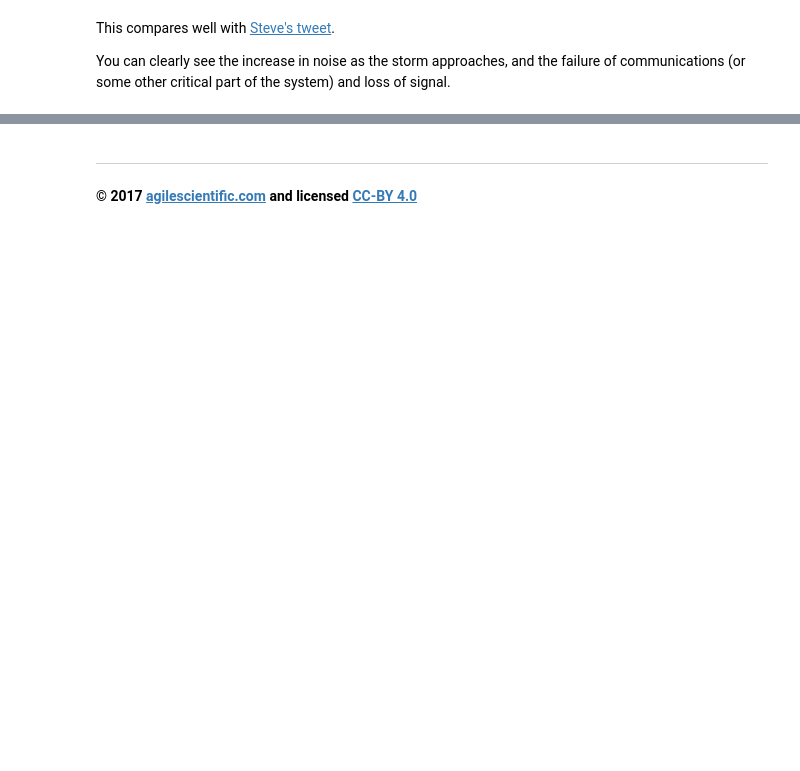
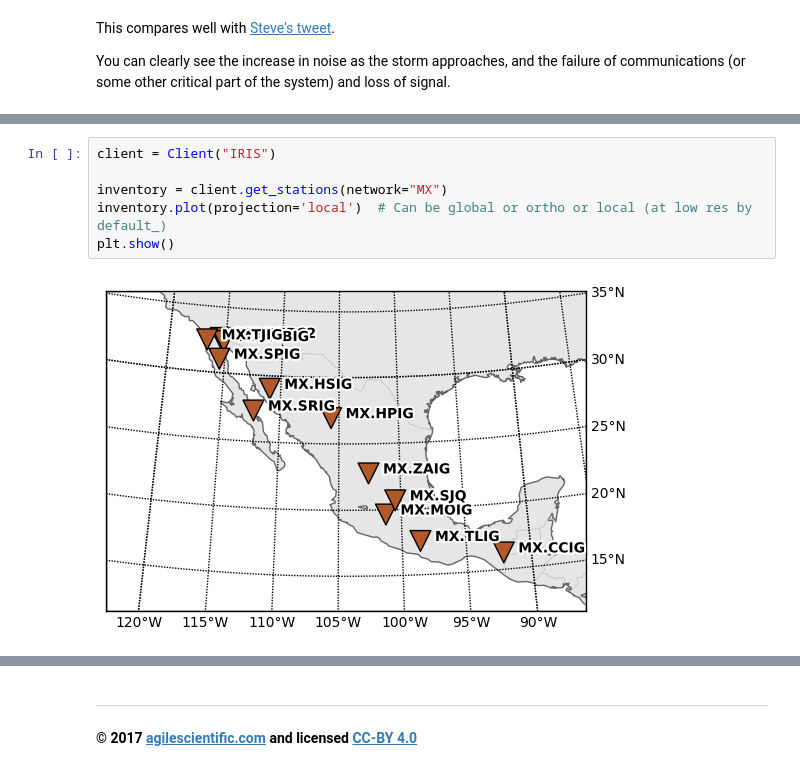
Before and after one commit to agilescientific/xlines, a Jupyter notebook: notebooks/07_Find_and_analyse_seismograph_data.ipynb, the cells around one changed output, grey strips where cells are left out. Saved outputs shown, nothing was run; the diff lists cells and outputs as text; blank space fills up the shorter version.

```diff
--- a/notebooks/07_Find_and_analyse_seismograph_data.ipynb
+++ b/notebooks/07_Find_and_analyse_seismograph_data.ipynb
@@ -184,0 +194,8 @@ You can clearly see the increase in noise as the storm approaches, and the failu
+# %%
+client = Client("IRIS")
+
+inventory = client.get_stations(network="MX")
+inventory.plot(projection='local')  # Can be global or ortho or local (at low res by default_)
+plt.show()
+# %% [output]
+[figure, added]
```
Also changed, not shown: parts of 19 cells of this notebook.
